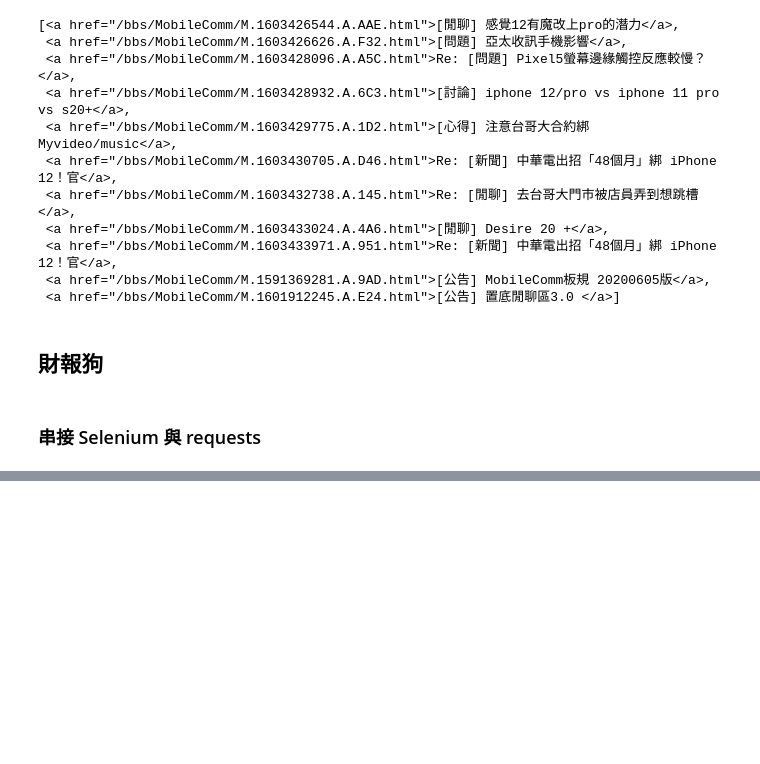
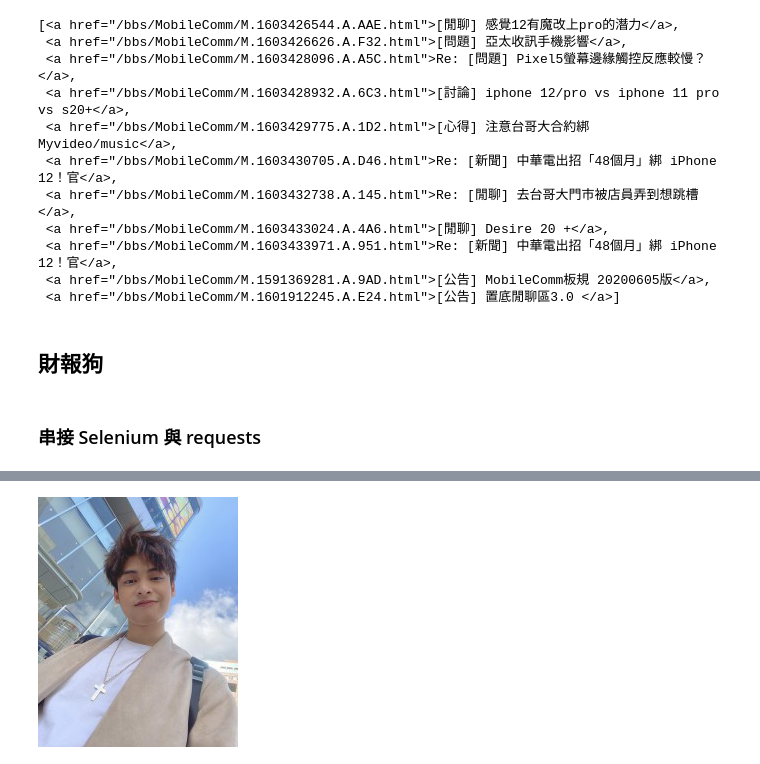
Before and after one commit to ywchiu/twm_crawler, a Jupyter notebook: Demo20201023.ipynb, the cells around one changed output, grey strips where cells are left out. Saved outputs shown, nothing was run; the diff lists cells and outputs as text; code cells hidden in the pictures; blank space fills up the shorter version.

```diff
--- a/Demo20201023.ipynb
+++ b/Demo20201023.ipynb
@@ -668,0 +718,5 @@ res = requests.get('https://statementdog.com/api/v1/feeds?&_=1603435397004', hea
+# %%
+from PIL import Image
+Image.open('1.jpg')
+# %% [output]
+[figure, added]
```
Also changed, not shown: parts of 11 cells of this notebook.
